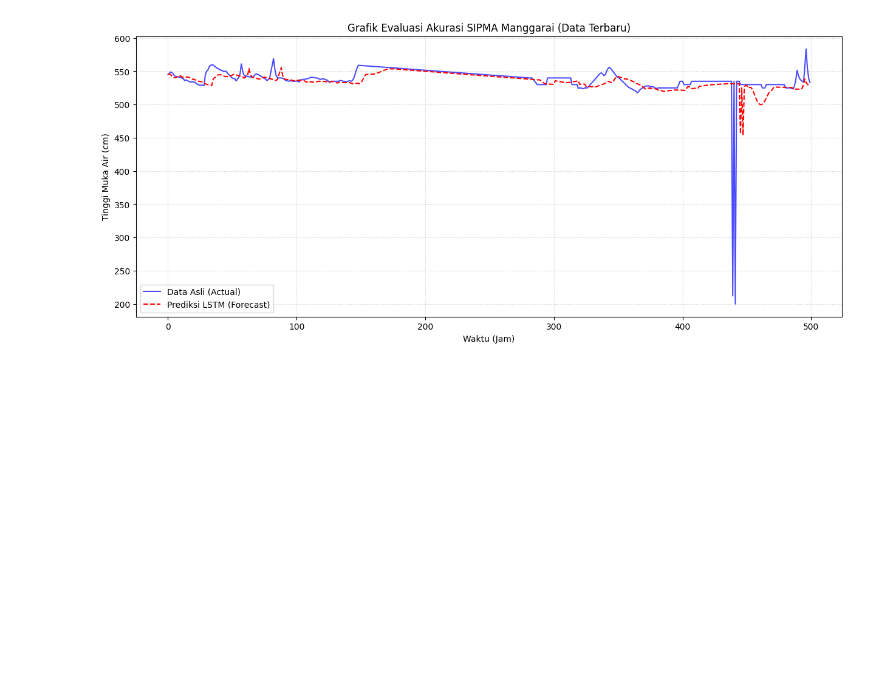
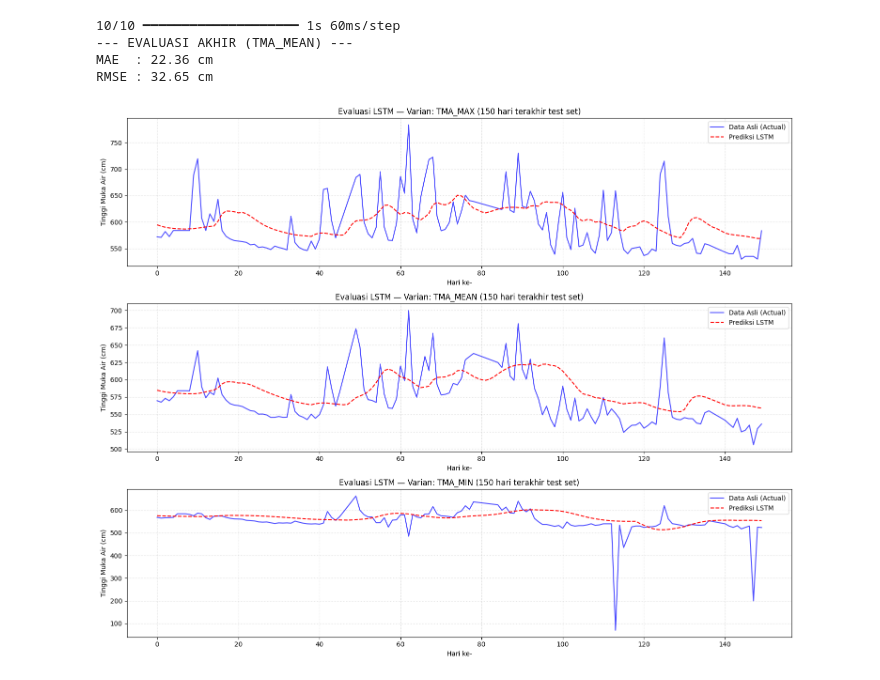
Before and after one commit to AlvinMI/SIPMA_Manggarai, a Jupyter notebook: notebook/Skripsi_PA_TMA_Model_LSTM.ipynb, the cells around one changed output. Cells and saved outputs as stored; diff of their text form; code cells hidden in the pictures; blank space fills up the shorter version.

Commit message:
Refactor: Fokus evaluasi pada varian TMA Mean

```diff
--- a/notebook/Skripsi_PA_TMA_Model_LSTM.ipynb
+++ b/notebook/Skripsi_PA_TMA_Model_LSTM.ipynb
@@ -185,0 +205,20 @@ Epoch 35/35
+# %%
+models_lstm  = {}
+history_lstm = {}
+
+for v in VARIAN:
+    print(f"\n{'='*60}")
+    print(f"Training LSTM untuk varian: {v.upper()}")
+    print(f"{'='*60}")
+
+    m = build_lstm_model((X_train_d[v].shape[1], 1))
+    h = m.fit(
+        X_train_d[v], y_train_d[v],
+        epochs=10,
+        batch_size=32,
+        validation_data=(X_test_d[v], y_test_d[v]),
+        verbose=1
+    )
+
+    models_lstm[v]  = m
+    history_lstm[v] = h
@@ -208,15 +323,39 @@ R2   : 0.7932
+# %%
+from sklearn.metrics import mean_squared_error, mean_absolute_error
+import numpy as np
+
+y_pred = model_final_mean.predict(X_test_d['tma_mean'])
+
+y_pred_inv = scalers['tma_mean'].inverse_transform(y_pred)
+y_test_inv = scalers['tma_mean'].inverse_transform(y_test_d['tma_mean'].reshape(-1, 1))
+
+mse = mean_squared_error(y_test_inv, y_pred_inv)
+mae = mean_absolute_error(y_test_inv, y_pred_inv)
+rmse = np.sqrt(mse)
+
+print(f"--- EVALUASI AKHIR (TMA_MEAN) ---")
+print(f"MAE  : {mae:.2f} cm")
+print(f"RMSE : {rmse:.2f} cm")
+# %% [output]
+10/10 ━━━━━━━━━━━━━━━━━━━━ 1s 60ms/step
+--- EVALUASI AKHIR (TMA_MEAN) ---
+MAE  : 22.36 cm
+RMSE : 32.65 cm
 # %%
 import matplotlib.pyplot as plt
 
-plt.figure(figsize=(15, 6))
-plt.plot(y_test_cm[-500:, 0], label='Data Asli (Actual)', color='blue', alpha=0.7)
-plt.plot(y_pred_cm[-500:, 0], label='Prediksi LSTM (Forecast)', color='red', linestyle='--')
+fig, axes = plt.subplots(3, 1, figsize=(15, 12))
 
-plt.title('Grafik Evaluasi Akurasi SIPMA Manggarai (Data Terbaru)')
-plt.xlabel('Waktu (Jam)')
-plt.ylabel('Tinggi Muka Air (cm)')
-plt.legend()
-plt.grid(True, linestyle=':', alpha=0.6)
+for ax, v in zip(axes, VARIAN):
+    ax.plot(actual_cm_lstm[v][-150:, 0], label='Data Asli (Actual)', color='blue', alpha=0.7)
+    ax.plot(preds_cm_lstm[v][-150:, 0], label='Prediksi LSTM', color='red', linestyle='--')
+    ax.set_title(f'Evaluasi LSTM — Varian: {v.upper()} (150 hari terakhir test set)')
+    ax.set_xlabel('Hari ke-')
+    ax.set_ylabel('Tinggi Muka Air (cm)')
+    ax.legend()
+    ax.grid(True, linestyle=':', alpha=0.6)
+
+plt.tight_layout()
 plt.show()
 # %% [output]
-[figure, old version]
+[figure, new version]
```
Also changed, not shown: parts of 20 cells of this notebook.
